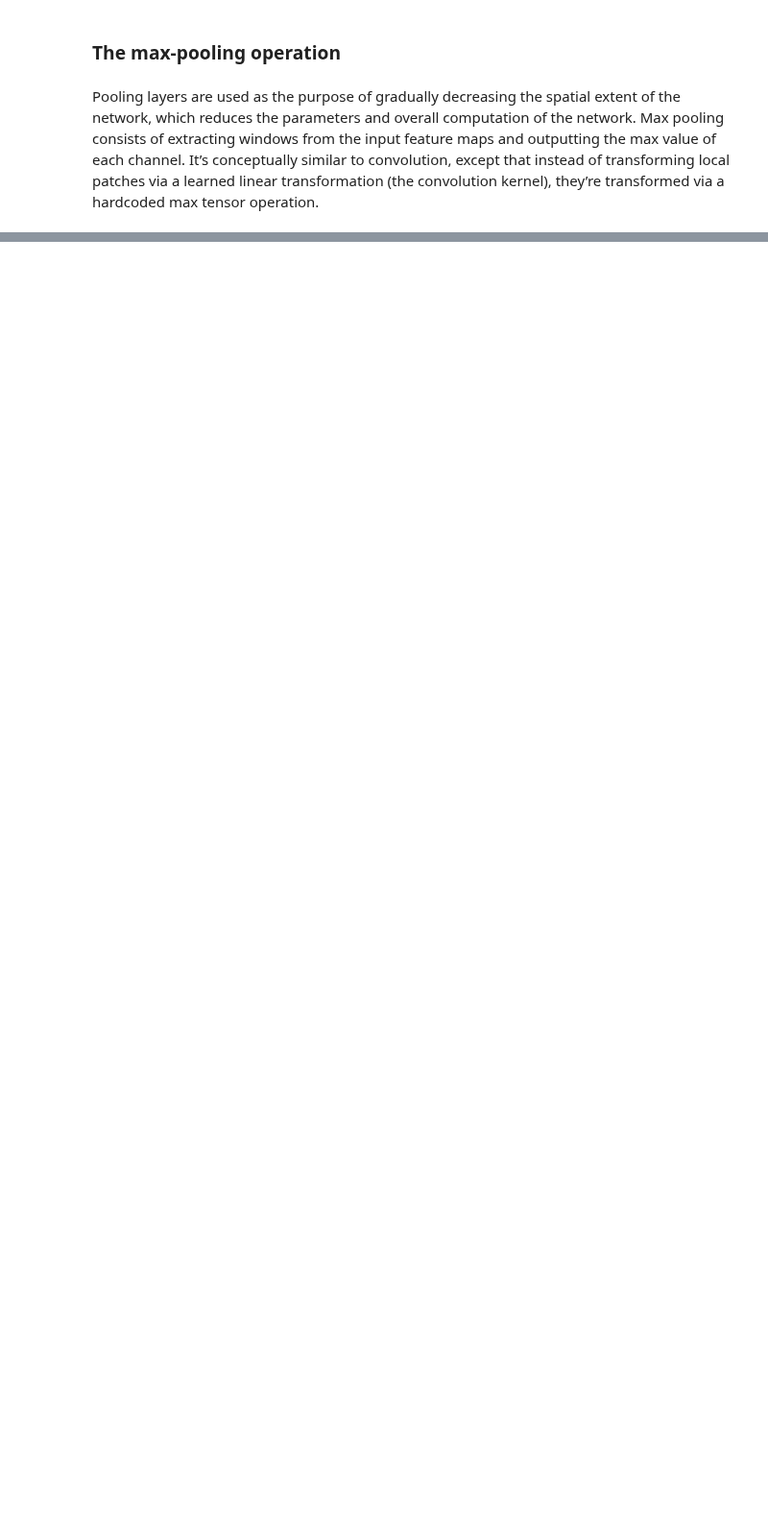
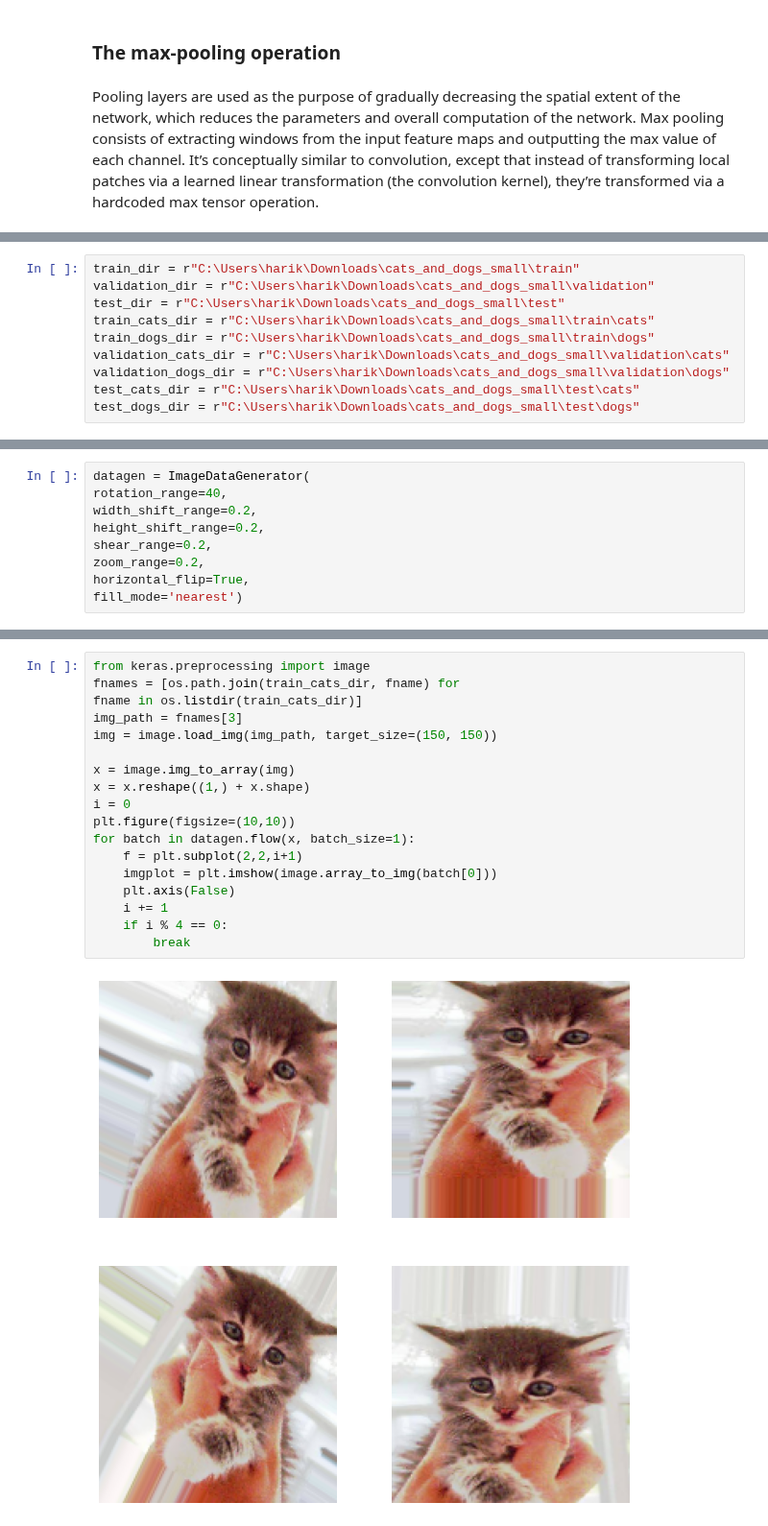
Before and after one commit to Hari31416/Data-Sciences, a Jupyter notebook: Notes/Deep Learning by François Chollet/Deep learning for computer vision.ipynb, the cells around one changed output, grey strips where cells are left out. Shown at 96% size. Cells and saved outputs as stored; diff of their text form; blank space fills up the shorter version.

```diff
--- a/Notes/Deep Learning by François Chollet/Deep learning for computer vision.ipynb
+++ b/Notes/Deep Learning by François Chollet/Deep learning for computer vision.ipynb
@@ -202,0 +304,10 @@ that instead of transforming local patches via a learned linear transformation (
+# %%
+train_dir = r"C:\Users\harik\Downloads\cats_and_dogs_small\train"
+validation_dir = r"C:\Users\harik\Downloads\cats_and_dogs_small\validation"
+test_dir = r"C:\Users\harik\Downloads\cats_and_dogs_small\test"
+train_cats_dir = r"C:\Users\harik\Downloads\cats_and_dogs_small\train\cats"
+train_dogs_dir = r"C:\Users\harik\Downloads\cats_and_dogs_small\train\dogs"
+validation_cats_dir = r"C:\Users\harik\Downloads\cats_and_dogs_small\validation\cats"
+validation_dogs_dir = r"C:\Users\harik\Downloads\cats_and_dogs_small\validation\dogs"
+test_cats_dir = r"C:\Users\harik\Downloads\cats_and_dogs_small\test\cats"
+test_dogs_dir = r"C:\Users\harik\Downloads\cats_and_dogs_small\test\dogs"
@@ -202,0 +507,9 @@ that instead of transforming local patches via a learned linear transformation (
+# %%
+datagen = ImageDataGenerator(
+rotation_range=40,
+width_shift_range=0.2,
+height_shift_range=0.2,
+shear_range=0.2,
+zoom_range=0.2,
+horizontal_flip=True,
+fill_mode='nearest')
@@ -202,0 +528,20 @@ that instead of transforming local patches via a learned linear transformation (
+# %%
+from keras.preprocessing import image
+fnames = [os.path.join(train_cats_dir, fname) for
+fname in os.listdir(train_cats_dir)]
+img_path = fnames[3]
+img = image.load_img(img_path, target_size=(150, 150))
+
+x = image.img_to_array(img)
+x = x.reshape((1,) + x.shape)
+i = 0
+plt.figure(figsize=(10,10))
+for batch in datagen.flow(x, batch_size=1):
+    f = plt.subplot(2,2,i+1)
+    imgplot = plt.imshow(image.array_to_img(batch[0]))
+    plt.axis(False)
+    i += 1
+    if i % 4 == 0:
+        break
+# %% [output]
+[figure, added]
```
Also changed, not shown: parts of 47 cells of this notebook, 3 other files.
